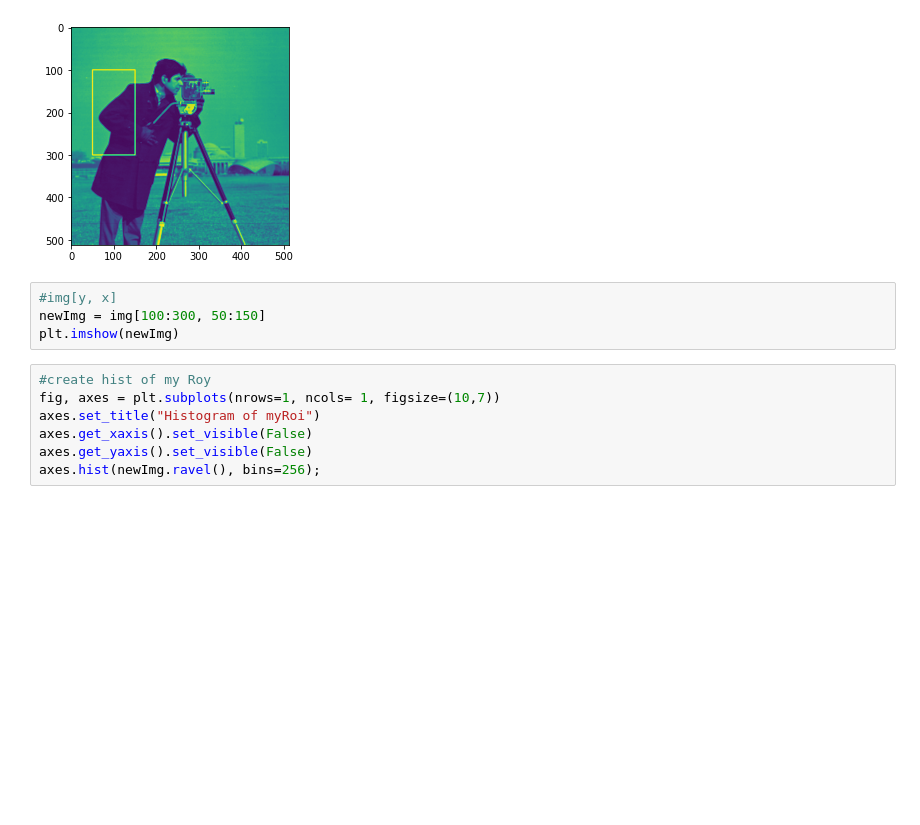
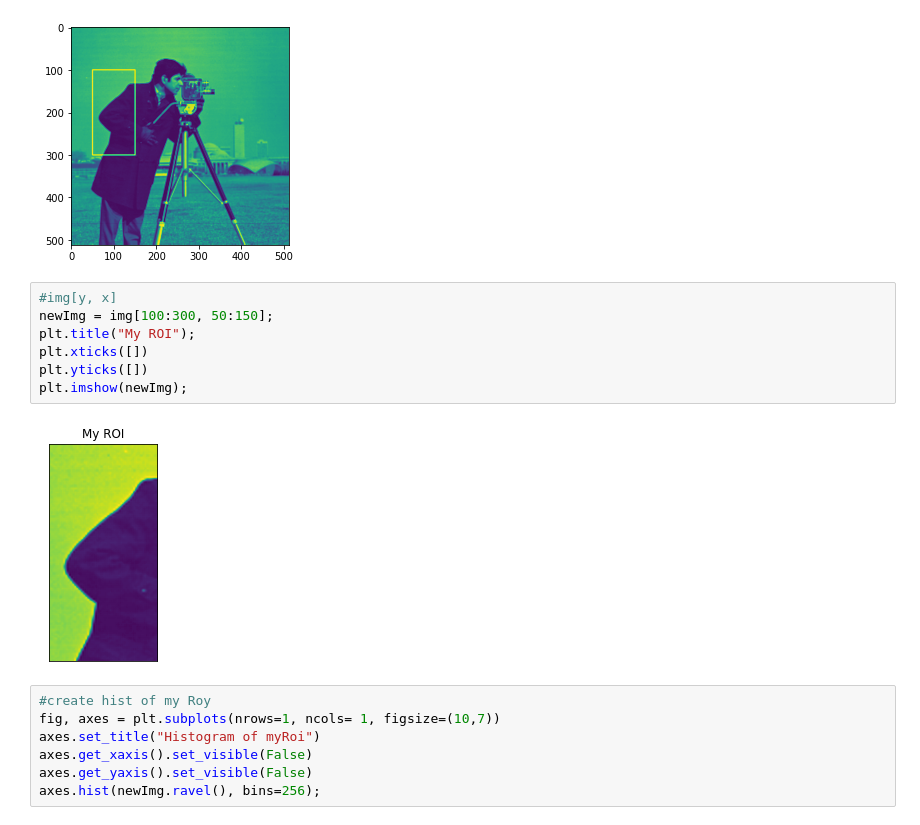
Before and after one commit to mafaldasalomao/00_TensorFlow, a Jupyter notebook: Aula_01_Treinamento__Visao_computacional.ipynb, the cells around one changed output. Saved outputs shown, nothing was run; the diff lists cells and outputs as text; blank space fills up the shorter version.

```diff
--- a/Aula_01_Treinamento__Visao_computacional.ipynb
+++ b/Aula_01_Treinamento__Visao_computacional.ipynb
@@ -90,8 +90,13 @@ plt.imshow(image) # instead cv2.imshow() BUG
 [figure]
 # %%
 #img[y, x]
-newImg = img[100:300, 50:150]
-plt.imshow(newImg)
+newImg = img[100:300, 50:150];
+plt.title("My ROI");
+plt.xticks([])
+plt.yticks([])
+plt.imshow(newImg);
+# %% [output]
+[figure, added]
 # %%
 #create hist of my Roy
 fig, axes = plt.subplots(nrows=1, ncols= 1, figsize=(10,7))
```
